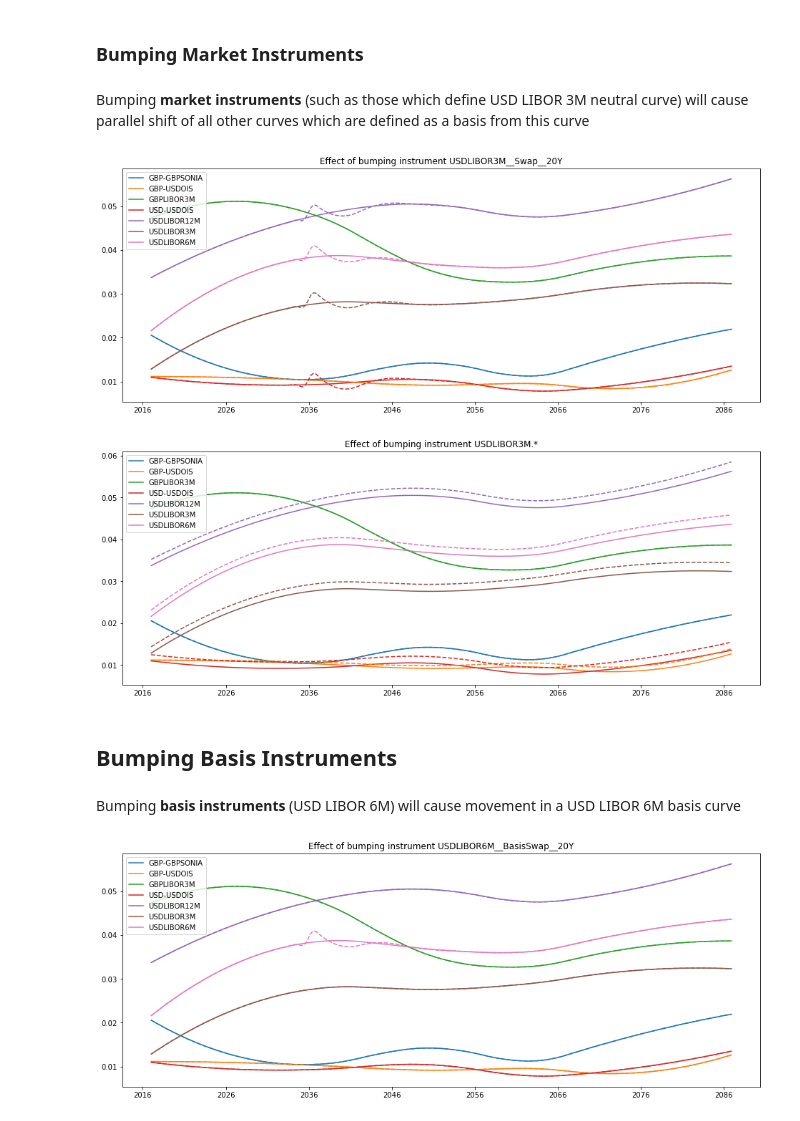
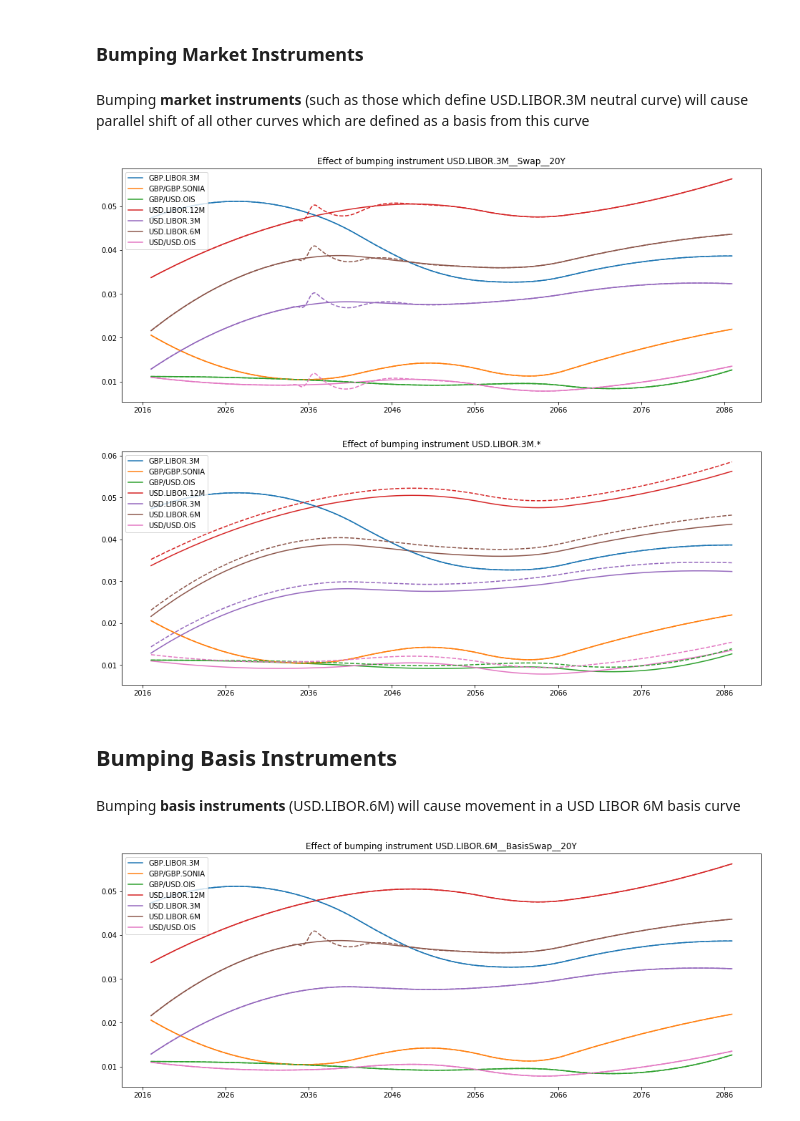
Before and after one commit to omartinsky/PYBOR, a Jupyter notebook: main.ipynb, the cells around one changed output. Drawn from its saved outputs; the diff is of its cells as text; code cells hidden in the pictures.

Commit message:
changed curve naming conventions

```diff
--- a/main.ipynb
+++ b/main.ipynb
@@ -30,13 +30,13 @@ def generate_pricing_curvemap(eval_date):
         out = createCurve(name, r0, speed, mean, sigma)
         out.add_another_curve(baseCurve)
         return out
-    u3m = createCurve('USDLIBOR3M', 0.02, 0.03, 0.035, 5e-4)
-    u6m = createCurveFromSpread(u3m, 'USDLIBOR6M', 0.01, 0.03, 0.011, 5e-4)
-    u12m = createCurveFromSpread(u6m, 'USDLIBOR12M', 0.01, 0.03, 0.011, 5e-4)
-    g3m = createCurveFromSpread(u3m, 'GBPLIBOR3M', 0.03, 0.03, 0.0, 5e-4)
-    u1b = createCurve('USD-USDOIS', 0.01, 0.03, 0.011, 5e-4)
-    g1b = createCurveFromSpread(u1b, 'GBP-GBPSONIA', 0.005, 0.03, 0.005, 5e-4)
-    gu1b = createCurveFromSpread(u1b, 'GBP-USDOIS', 0.001, 0.03, 0.001, 5e-4)
+    u3m = createCurve('USD.LIBOR.3M', 0.02, 0.03, 0.035, 5e-4)
+    u6m = createCurveFromSpread(u3m, 'USD.LIBOR.6M', 0.01, 0.03, 0.011, 5e-4)
+    u12m = createCurveFromSpread(u6m, 'USD.LIBOR.12M', 0.01, 0.03, 0.011, 5e-4)
+    g3m = createCurveFromSpread(u3m, 'GBP.LIBOR.3M', 0.03, 0.03, 0.0, 5e-4)
+    u1b = createCurve('USD/USD.OIS', 0.01, 0.03, 0.011, 5e-4)
+    g1b = createCurveFromSpread(u1b, 'GBP/GBP.SONIA', 0.005, 0.03, 0.005, 5e-4)
+    gu1b = createCurveFromSpread(u1b, 'GBP/USD.OIS', 0.001, 0.03, 0.001, 5e-4)
     pricing_curvemap.add_curve(u3m)
     pricing_curvemap.add_curve(u6m)
     pricing_curvemap.add_curve(u12m)
@@ -179,21 +179,21 @@ def visualise_bump(instrument_search_string, bumpsize):
 # %% [markdown]
 ### Bumping Market Instruments
 # %% [markdown]
-Bumping **market instruments** (such as those which define USD LIBOR 3M neutral curve) will cause parallel shift of all other curves which are defined as a basis from this curve
+Bumping **market instruments** (such as those which define USD.LIBOR.3M neutral curve) will cause parallel shift of all other curves which are defined as a basis from this curve
 # %%
-visualise_bump('USDLIBOR3M__Swap__20Y', 1e-4)
+visualise_bump('USD.LIBOR.3M__Swap__20Y', 1e-4)
 # %% [output]
-[figure, old version]
+[figure, new version]
 # %%
-visualise_bump('USDLIBOR3M.*', 15e-4)
+visualise_bump('USD.LIBOR.3M.*', 15e-4)
 # %% [output]
-[figure, old version]
+[figure, new version]
 # %% [markdown]
 ## Bumping Basis Instruments
 # %% [markdown]
-Bumping **basis instruments** (USD LIBOR 6M) will cause movement in a USD LIBOR 6M basis curve
+Bumping **basis instruments** (USD.LIBOR.6M) will cause movement in a USD LIBOR 6M basis curve
 # %%
-visualise_bump('USDLIBOR6M__BasisSwap__20Y', 1e-4)
+visualise_bump('USD.LIBOR.6M__BasisSwap__20Y', 1e-4)
 # %% [output]
-[figure, old version]
+[figure, new version]
 # %%
```
Also changed, not shown: parts of 8 cells of this notebook, 5 other files.
